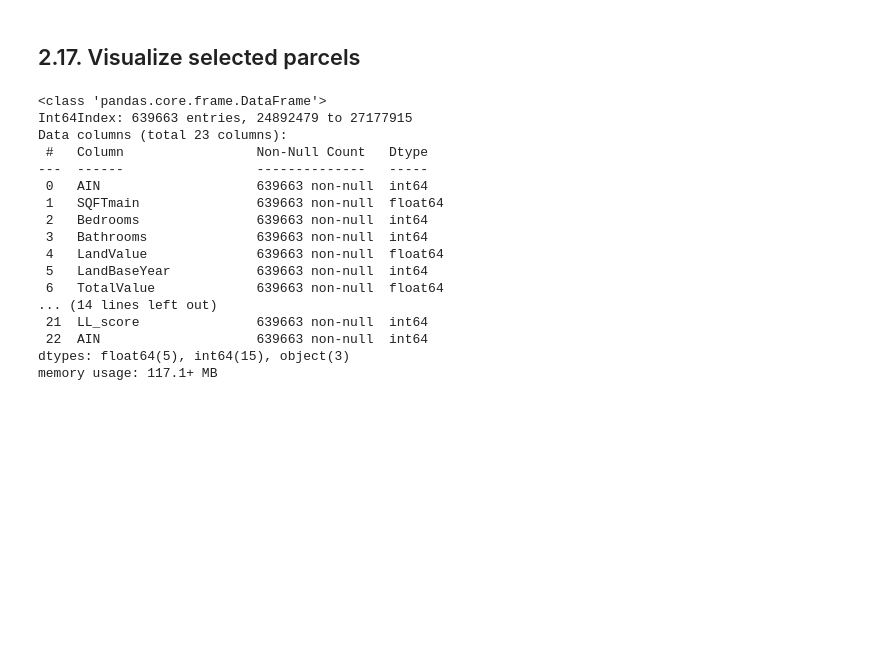
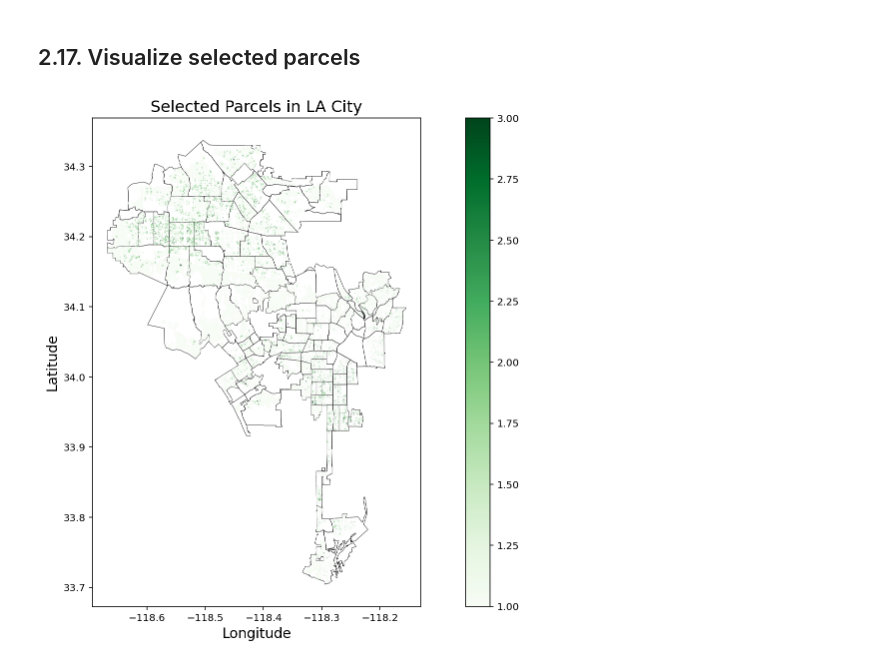
Before and after one commit to mbbatukan/CIV1498-Project2, a Jupyter notebook: notebooks/filtering.ipynb, the cells around one changed output. Drawn from its saved outputs; the diff is of its cells as text; code cells hidden in the pictures; blank space fills up the shorter version.

```diff
--- a/notebooks/filtering.ipynb
+++ b/notebooks/filtering.ipynb
@@ -258,36 +279,18 @@ df_LA_parcels_LAcity_filted.info()
 # %% [markdown]
 ## 2.17. Visualize selected parcels
-# %%
-df_LA_parcels_filted.info()
-# %% [output]
-<class 'pandas.core.frame.DataFrame'>
-Int64Index: 639663 entries, 24892479 to 27177915
-Data columns (total 23 columns):
- #   Column                 Non-Null Count   Dtype
----  ------                 --------------   -----
- 0   AIN                    639663 non-null  int64
- 1   SQFTmain               639663 non-null  float64
- 2   Bedrooms               639663 non-null  int64
- 3   Bathrooms              639663 non-null  int64
- 4   LandValue              639663 non-null  float64
- 5   LandBaseYear           639663 non-null  int64
- 6   TotalValue             639663 non-null  float64
-... (14 lines left out)
- 21  LL_score               639663 non-null  int64
- 22  AIN                    639663 non-null  int64
-dtypes: float64(5), int64(15), object(3)
-memory usage: 117.1+ MB
 # %%
 # Read shape file for neighborhoods in LA City
 gdf_LA_city_neigborhoods = gpd.read_file(f"{local_dir}/geographic/cfbcc20d-2c5d-4c30-9dfa-627d46ec1a742020328-1-9ulknm.pzqsm.shp")
 
 # Plot neighborhood boundaries in LA City
 ax = gdf_LA_city_neigborhoods.plot(figsize=(16, 9), categorical=True, linewidth=0.5, edgecolor="0.2", alpha=1.0, color="white", legend=False)
 
 # Add parcels to the plot above
-gpd.GeoDataFrame(df_LA_parcels_LAcity_filted.groupby("Neighborhood").mean(), geometry="geometry").plot(ax=ax, categorical=False, column="TotalValue", cmap="OrRd", markersize=1, legend=True, **{"linewidth":2})
+gpd.GeoDataFrame(df_LA_parcels_LAcity_filted, geometry="geometry").plot(ax=ax, categorical=False, column="C_score", cmap="Greens", markersize=1, legend=True, **{"linewidth":2})
 
 plt.xlabel("Longitude", fontsize=14)
 plt.ylabel("Latitude", fontsize=14)
 plt.title("Selected Parcels in LA City", fontsize=16)
 plt.savefig(f"{github_dir}/figures/MB/Selected_parcels_in_LAcity.png", dpi=600, bbox_inches="tight")
+# %% [output]
+[figure, added]
```
Also changed, not shown: parts of 3 cells of this notebook, 3 other files.
